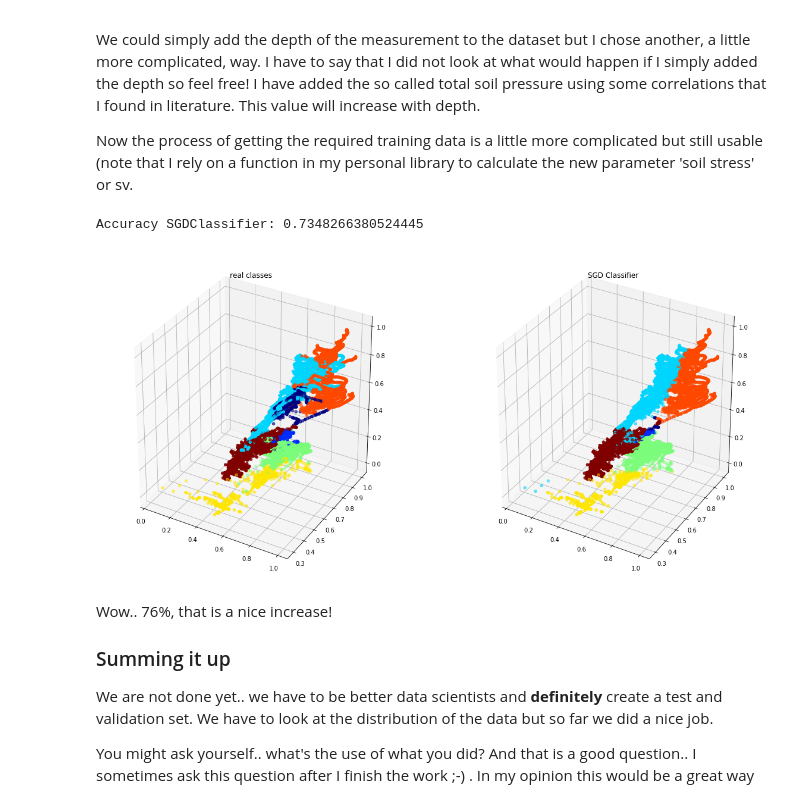
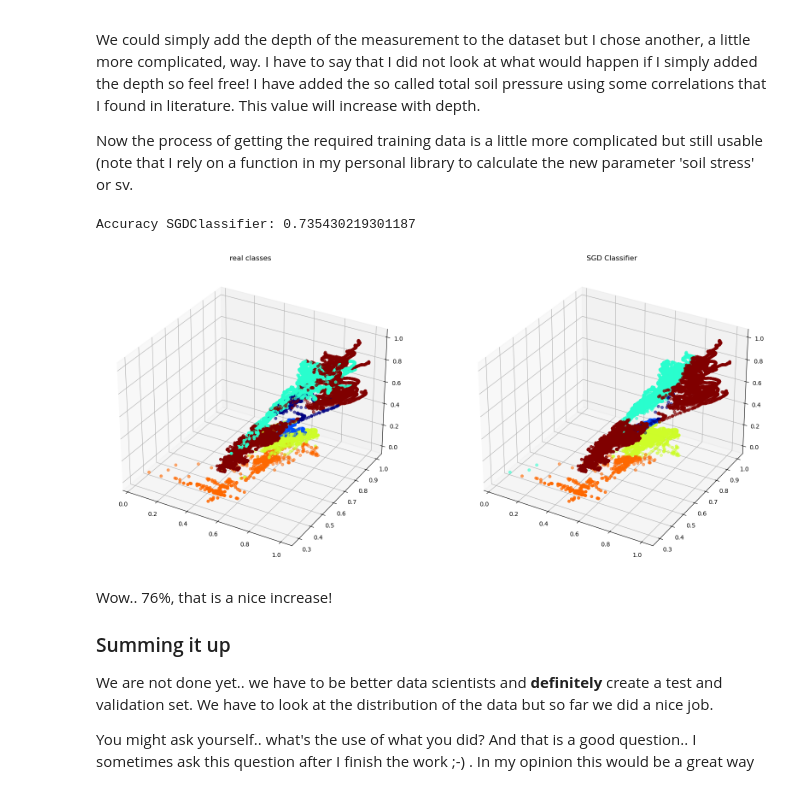
Before and after one commit to junohc/ML_geoprof, a Jupyter notebook: geo_ai.ipynb, the cells around one changed output. Drawn from its saved outputs; the diff is of its cells as text; code cells hidden in the pictures.

```diff
--- a/geo_ai.ipynb
+++ b/geo_ai.ipynb
@@ -334,39 +348,48 @@ def create_input_with_soilstress():
 # %%
 df3 = create_input_with_soilstress()
 
 df3['qc'] = df3['qc'].apply(lambda x: math.log(x))
 df3['fs'] = df3['fs'].apply(lambda x: math.log(x))
 df3['qcn']=(df3['qc']-df3['qc'].min())/(df3['qc'].max()-df3['qc'].min())
 df3['fsn']=(df3['fs']-df3['fs'].min())/(df3['fs'].max()-df3['fs'].min())
 df3['svn']=(df3['sv']-df3['sv'].min())/(df3['sv'].max()-df3['sv'].min())
 
 # remove noise
 df3 = df3[df3['fsn']>0.1]
 
 le = LabelEncoder()
 df3['class'] = le.fit_transform(df3['soilname'])
 
 X = df3[['qcn', 'fsn', 'svn']].values
 y = df3['class'].values
 
 # plot real data
+
+fig = plt.figure(figsize=(20,10))
+
+ax0 = fig.add_subplot(121,projection='3d')
+
 N = len(le.classes_)
-fig = plt.figure(figsize=(20,10))
-cmap = plt.cm.get_cmap('jet', N)
-ax0 = fig.add_subplot(121,projection='3d')
-cmap = plt.cm.get_cmap('jet', N) #6 discrete colors
+
+# Define the colormap
+cmap = plt.colormaps['jet']
+
+# Define the boundaries for the discontinuous color legend
+bounds = np.linspace(0, N-1, N)
+norm = mcolors.BoundaryNorm(bounds, cmap.N)
+
 ax0.set_title('real classes')
-ax0.scatter3D(df3['qcn'], df3['fsn'],df3['svn'], c=df3['class'], cmap=cmap)
+ax0.scatter3D(df3['qcn'], df3['fsn'],df3['svn'], c=df3['class'], cmap=cmap, norm=norm)
 
 clf = SGDClassifier(loss="hinge", penalty="l2", max_iter=1000, tol=1e-4, class_weight= 'balanced')
 df3['sgdclassifier'] = clf.fit(X,y).predict(X)
 ax1 = fig.add_subplot(122,projection='3d')
 ax1.set_title('SGD Classifier')
 print("Accuracy SGDClassifier:", accuracy_score(y, df3['sgdclassifier']))
-_ = ax1.scatter3D(df3['qcn'], df3['fsn'],df3['svn'], c=df3['sgdclassifier'], cmap=cmap)
+_ = ax1.scatter3D(df3['qcn'], df3['fsn'],df3['svn'], c=df3['sgdclassifier'], cmap=cmap,norm=norm)
 # %% [output]
-Accuracy SGDClassifier: 0.7348266380524445
+Accuracy SGDClassifier: 0.735430219301187
-[figure, old version]
+[figure, new version]
 # %% [markdown]
 Wow.. 76%, that is a nice increase!
 
```
Also changed, not shown: parts of 10 cells of this notebook, 9 other files.
